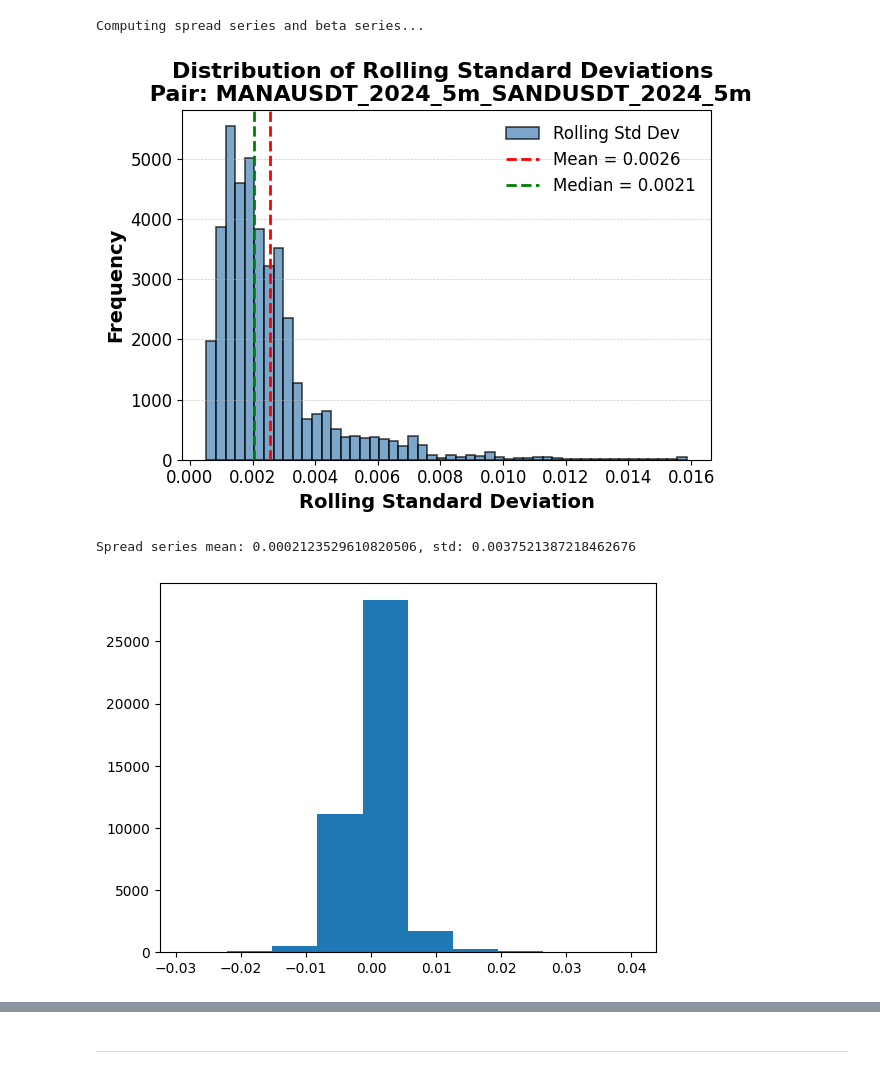
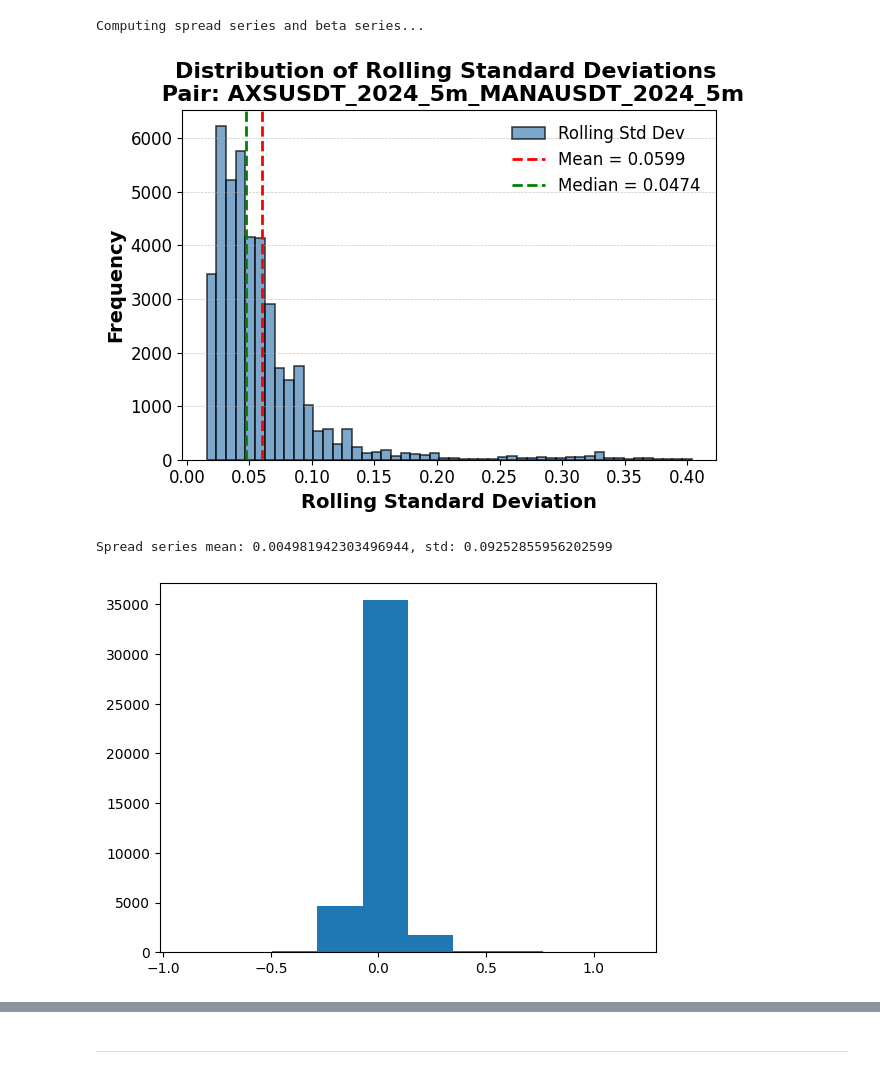
Before and after one commit to alexandrosdp/PairsTrading, a Jupyter notebook: main/reinforcement_learning/deep_q_learning_improved.ipynb, the cells around one changed output, grey strips where cells are left out. Drawn from its saved outputs; the diff is of its cells as text; code cells hidden in the pictures.

Commit message:
Organizing repo into folders and updating file paths

```diff
--- a/deep_q_learning_improved.ipynb
+++ b/main/reinforcement_learning/deep_q_learning_improved.ipynb
@@ -34,16 +43,9 @@ if torch.cuda.is_available():
 * ## In sample data
 # %%
 #Data
-prices = pd.read_csv('tardis_data/final_training_set/final_training_set_5min_2024.csv', index_col=0,parse_dates=True)
-#prices = pd.read_csv("tardis_data/final_training_set/final_training_set_top_10.csv", index_col=0, parse_dates=True)
 
-#prices = prices[['MANAUSDT_2024_5m', 'SANDUSDT_2024_5m']]
-
-#Filter for AXSUSDT_2024_5m ~ SANDUSDT_2024_5m
-#prices = prices[['AXSUSDT_2024_5m', 'SANDUSDT_2024_5m']]
-
-#Filter for AXSUSDT_2024_5m ~ MANAUSDT_2024_5m
-#prices = prices[['AXSUSDT_2024_5m', 'MANAUSDT_2024_5m']]
+#prices = pd.read_csv('tardis_data/final_training_set/final_training_set_5min_2024.csv', index_col=0,parse_dates=True)
+prices = pd.read_csv(os.path.join(DATASET_DIR, "final_pairs_data_jan_to_september.csv"), index_col=0,parse_dates=True)
 
 prices
 # %% [output]
@@ -64,3 +68,15 @@ prices
+# %%
+#CHOOSE FROM PAIRS BELOW:
+#-----------------------------------------------------------
+
+
+#prices = prices[['MANAUSDT_2024_5m', 'SANDUSDT_2024_5m']]
+
+#Filter for AXSUSDT_2024_5m ~ SANDUSDT_2024_5m
+#prices = prices[['AXSUSDT_2024_5m', 'SANDUSDT_2024_5m']]
+
+#Filter for AXSUSDT_2024_5m ~ MANAUSDT_2024_5m
+prices = prices[['AXSUSDT_2024_5m', 'MANAUSDT_2024_5m']]
 # %%
-prices = prices.loc['2024-01-01 00:00:00':'2024-06-29 23:55:00']
-prices
+# prices = prices.loc['2024-01-01 00:00:00':'2024-06-29 23:55:00']
+# prices
@@ -207,43 +189,45 @@ plt.axvline(rolling_std_train.median(), color='green', linestyle='--', linewidth
             label=f'Median = {rolling_std_train.median():.4f}')
 
 # Add title with larger, bold font
 plt.title(f'Distribution of Rolling Standard Deviations \n Pair: {sym1_train}_{sym2_train}', fontsize=16, fontweight='bold')
 
 # Add axis labels with larger font
 plt.xlabel('Rolling Standard Deviation', fontsize=14, fontweight='bold')
 plt.ylabel('Frequency', fontsize=14, fontweight='bold')
 
 # Customize tick labels
 plt.xticks(fontsize=12)
 plt.yticks(fontsize=12)
 
 # Add legend with larger font, no frame
 plt.legend(fontsize=12, frameon=False)
 
 # Optional: Add subtle grid
 plt.grid(axis='y', linestyle='--', linewidth=0.5, alpha=0.7)
 
 # Tight layout
 plt.tight_layout()
 
 # Save the plot as a high-resolution PNG file
 
-file_path =  f'results/reinforcement_learning/{sym1_train}_{sym2_train}/rolling_beta_distribution_{sym1_train}_{sym2_train}.png'
+# file_path =  f'results/reinforcement_learning/{sym1_train}_{sym2_train}/rolling_beta_distribution_{sym1_train}_{sym2_train}.png'
 
-os.makedirs(os.path.dirname(file_path), exist_ok=True)  # Ensure the directory exists
-plt.savefig(file_path, dpi=300, bbox_inches='tight')
+# os.makedirs(os.path.dirname(file_path), exist_ok=True)  # Ensure the directory exists
+# plt.savefig(file_path, dpi=300, bbox_inches='tight')
+
+plt.savefig(os.path.join(RESULTS_DIR, f"reinforcement_learning/{sym1_train}_{sym2_train}/rolling_beta_distribution_{sym1_train}_{sym2_train}.png"),dpi = 300,bbox_inches='tight')
 
 
 # Show plot
 plt.show()
 # %% [output]
-[figure, old version]
+[figure, new version]
 # %%
 plt.hist(spread_series_train)
 print(f"Spread series mean: {spread_series_train.mean()}, std: {spread_series_train.std()}")
 # %% [output]
-Spread series mean: 0.0002123529610820506, std: 0.0037521387218462676
+Spread series mean: 0.004981942303496944, std: 0.09252855956202599
-[figure, old version]
+[figure, new version]
 # %%
 prices_train
 # %% [output]
```
Also changed, not shown: parts of 22 cells of this notebook, 50 other files.
